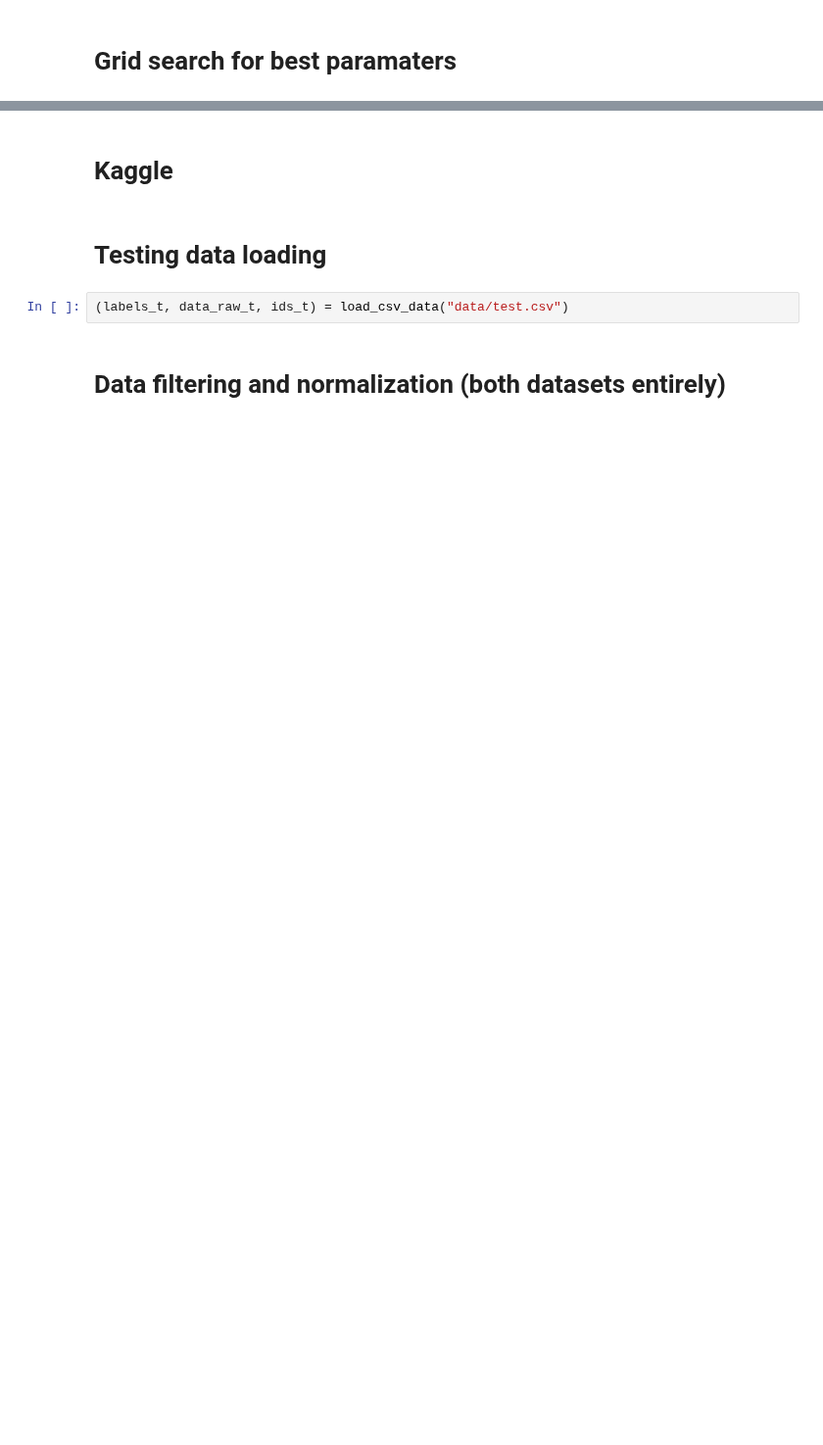
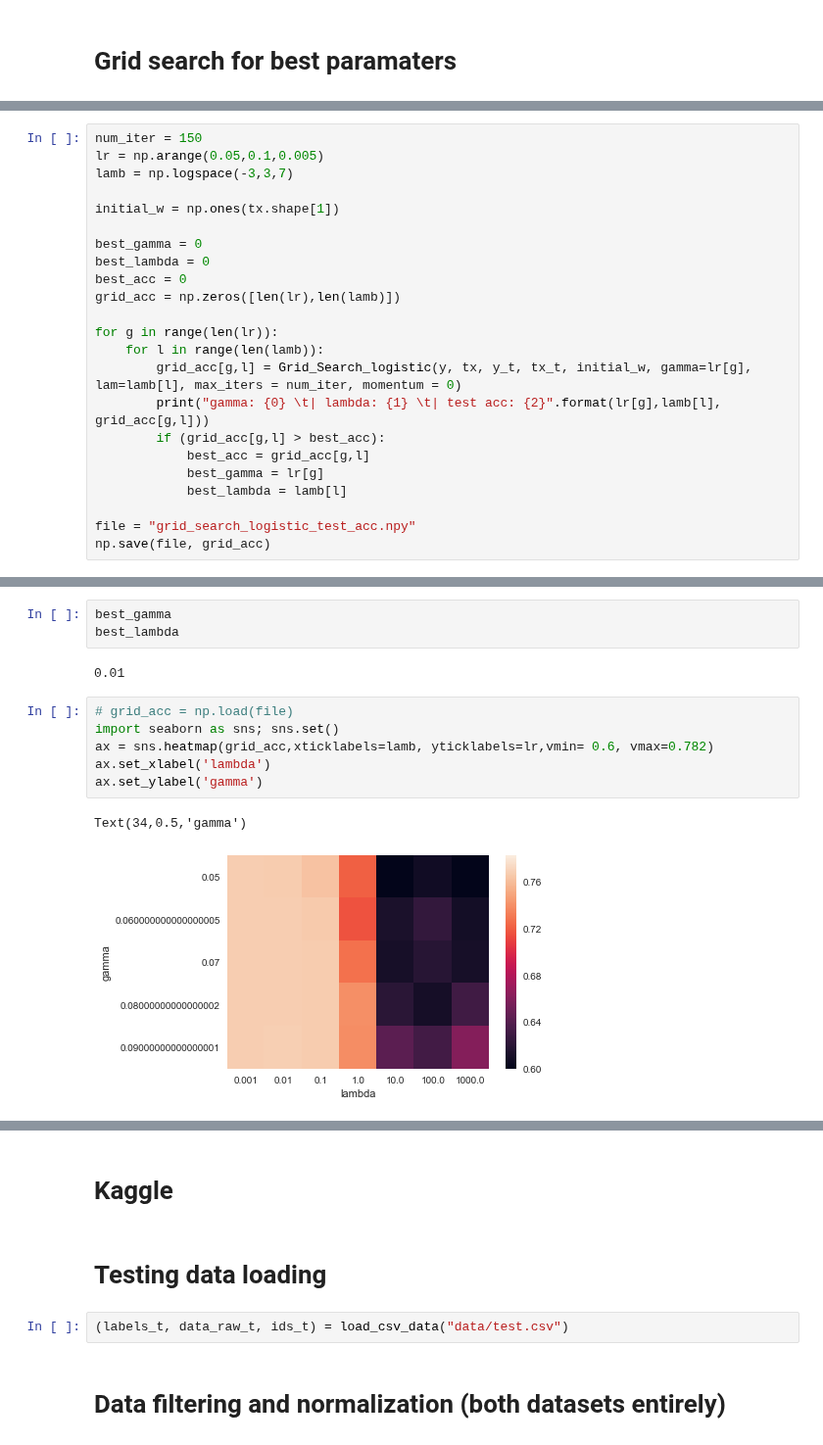
Before and after one commit to hhschede/machine_learning, a Jupyter notebook: project_1/run.ipynb, the cells around one changed output, grey strips where cells are left out. Shown at 98% size. Drawn from its saved outputs; the diff is of its cells as text; blank space fills up the shorter version.

Commit message:
grid search tried

```diff
--- a/project_1/run.ipynb
+++ b/project_1/run.ipynb
@@ -124,0 +140,23 @@ for j in range(len(lam)):
+# %%
+num_iter = 150
+lr = np.arange(0.05,0.1,0.005)
+lamb = np.logspace(-3,3,7)
+
+initial_w = np.ones(tx.shape[1])
+
+best_gamma = 0
+best_lambda = 0
+best_acc = 0
+grid_acc = np.zeros([len(lr),len(lamb)])
+
+for g in range(len(lr)):
+    for l in range(len(lamb)):
+        grid_acc[g,l] = Grid_Search_logistic(y, tx, y_t, tx_t, initial_w, gamma=lr[g], lam=lamb[l], max_iters = num_iter, momentum = 0)
+        print("gamma: {0} \t| lambda: {1} \t| test acc: {2}".format(lr[g],lamb[l], grid_acc[g,l]))
+        if (grid_acc[g,l] > best_acc):
+            best_acc = grid_acc[g,l]
+            best_gamma = lr[g]
+            best_lambda = lamb[l]
+
+file = "grid_search_logistic_test_acc.npy"
+np.save(file, grid_acc)
@@ -124,0 +181,14 @@ for j in range(len(lam)):
+# %%
+best_gamma
+best_lambda
+# %% [output]
+0.01
+# %%
+# grid_acc = np.load(file)
+import seaborn as sns; sns.set()
+ax = sns.heatmap(grid_acc,xticklabels=lamb, yticklabels=lr,vmin= 0.6, vmax=0.782)
+ax.set_xlabel('lambda')
+ax.set_ylabel('gamma')
+# %% [output]
+Text(34,0.5,'gamma')
+[figure, added]
```
Also changed, not shown: parts of 15 cells of this notebook, 5 other files.
